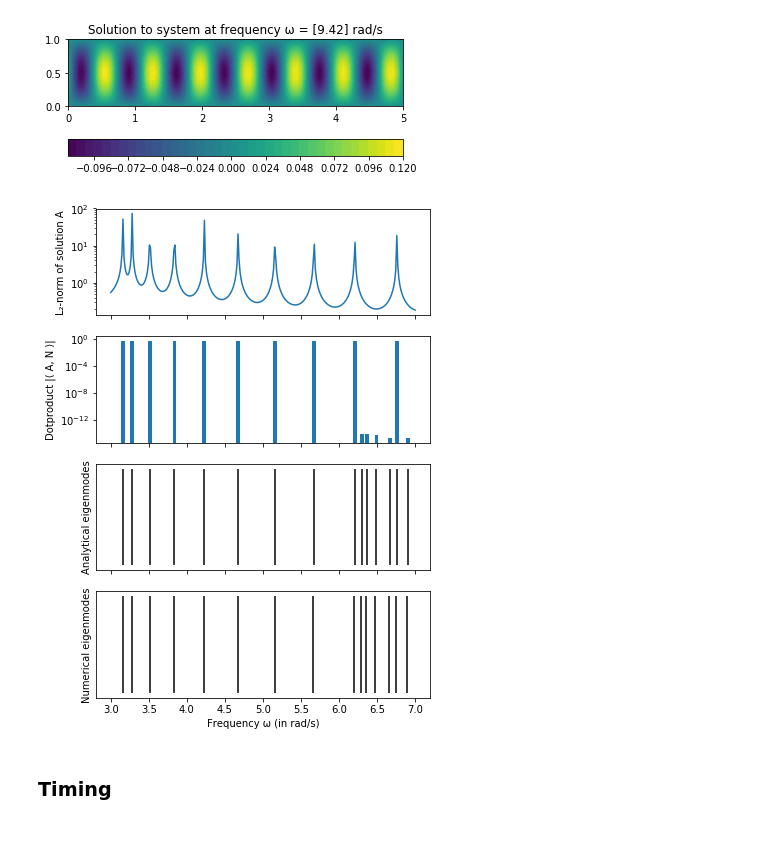
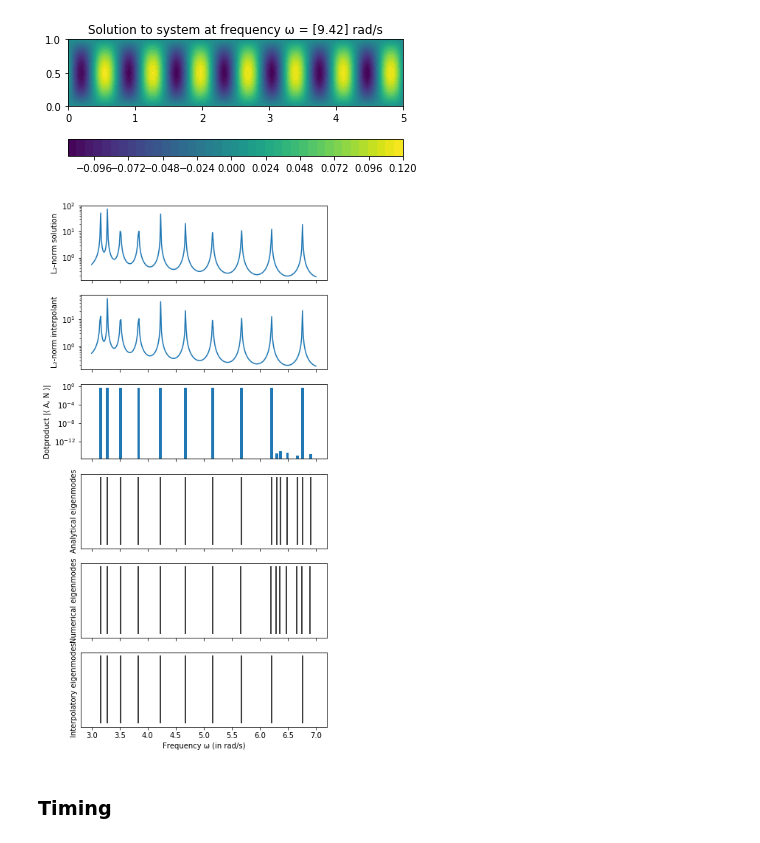
Before and after one commit to FMatti/Maxwell-MRI, a Jupyter notebook: examples/rectangular_waveguide/rectangular_waveguide.ipynb, the cells around one changed output. Drawn from its saved outputs; the diff is of its cells as text; code cells hidden in the pictures.

Commit message:
visualize rational interpolation method

```diff
--- a/examples/rectangular_waveguide/rectangular_waveguide.ipynb
+++ b/examples/rectangular_waveguide/rectangular_waveguide.ipynb
@@ -31,22 +31,27 @@ WG.plot_solution()
 # %% [output]
 [figure]
 # %%
-fig, ax = plt.subplots(4, 1, figsize=(6, 9), sharex=True)
+fig, ax = plt.subplots(6, 1, figsize=(6, 13), sharex=True)
 omegas = np.linspace(3, 7, 300)
 helpers.plot_L2_norms(ax[0], WG, omegas)
-helpers.plot_eigvecs_dot_N(ax[1], WG, omegas[0], omegas[-1], width=0.05)
-helpers.plot_numerical_eigenfrequencies(ax[2], WG, omegas[0], omegas[-1])
-helpers.plot_analytical_eigenfrequencies(ax[3], WG, omegas[0], omegas[-1])
-ax[0].set_ylabel('L\u2082-norm of solution A')
-ax[1].set_ylabel('Dotproduct |\u27E8 A, N \u27E9|')
-ax[2].set_ylabel('Analytical eigenmodes')
-ax[2].set_yticks([])
-ax[3].set_ylabel('Numerical eigenmodes')
+helpers.plot_rational_interpolant(ax[1], WG, 15, omegas)
+helpers.plot_eigvecs_dot_N(ax[2], WG, omegas[2], omegas[-1], width=0.05)
+helpers.plot_numerical_eigenfrequencies(ax[3], WG, omegas[0], omegas[-1])
+helpers.plot_analytical_eigenfrequencies(ax[4], WG, omegas[0], omegas[-1])
+helpers.plot_interpolatory_eigenfrequencies(ax[5], WG, omegas[0], omegas[-1], 15)
+ax[0].set_ylabel('L\u2082-norm solution')
+ax[1].set_ylabel('L\u2082-norm interpolant')
+ax[2].set_ylabel('Dotproduct |\u27E8 A, N \u27E9|')
+ax[3].set_ylabel('Analytical eigenmodes')
 ax[3].set_yticks([])
-ax[3].set_xlabel('Frequency \u03C9 (in rad/s)')
+ax[4].set_ylabel('Numerical eigenmodes')
+ax[4].set_yticks([])
+ax[5].set_ylabel('Interpolatory eigenmodes')
+ax[5].set_yticks([])
+ax[5].set_xlabel('Frequency \u03C9 (in rad/s)')
 plt.show()
 # %% [output]
-[figure, old version]
+[figure, new version]
 # %% [markdown]
 ### Timing
 # %%
```
Also changed, not shown: parts of 9 cells of this notebook, 3 other files.
